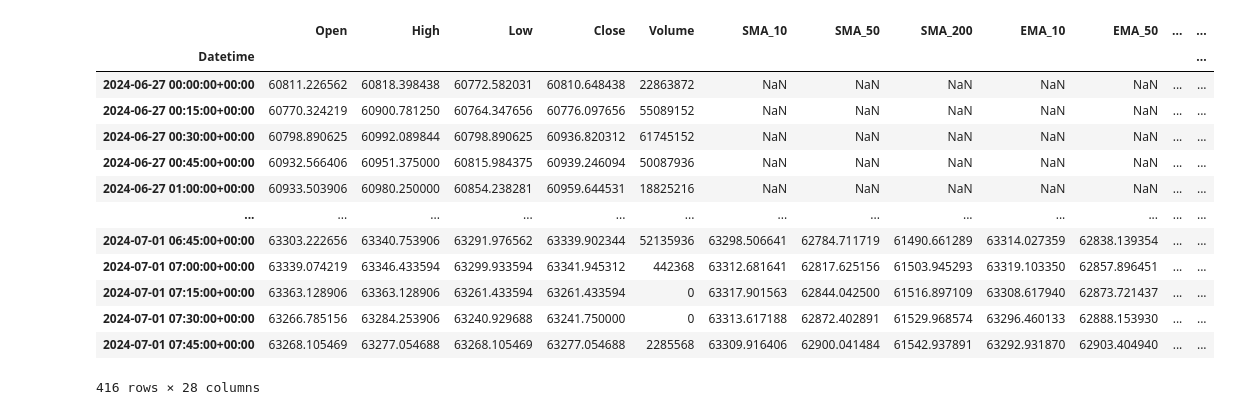
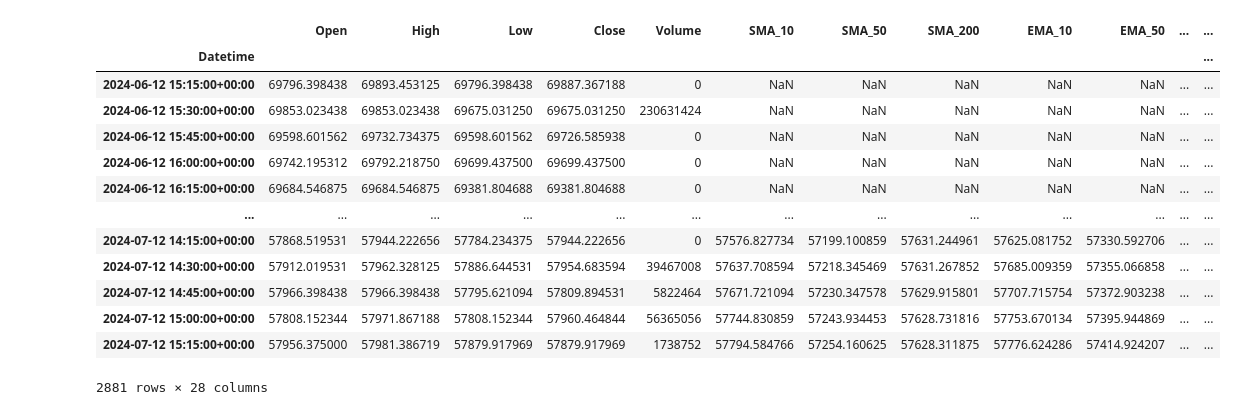
Before and after one commit to TidyMaze/finance, a Jupyter notebook: test.ipynb, the cells around one changed output. Drawn from its saved outputs; the diff is of its cells as text; code cells hidden in the pictures.

```diff
--- a/test.ipynb
+++ b/test.ipynb
@@ -4,11 +4,12 @@ import mplfinance as mpf
 
 btc = yf.Ticker('BTC-USD')
 
-btc_hist = btc.history(period='5d', interval='15m')
+btc_hist = btc.history(period='1mo', interval='15m')
 
 # drop the columns that are not needed
 btc_hist.drop(columns=['Dividends', 'Stock Splits'], inplace=True)
 
-latest = btc_hist
+print(len(btc_hist))
+
 btc_hist
 # %% [output]
@@ -33,53 +35,53 @@ mpf.plot(latest[-500:], type='candle', volume=True, title='BTC-USD')
 # %%
 # compute most popular indicators using ta library.
 import pandas as pd
 import pandas_ta as ta
 
-latest.set_index(pd.DatetimeIndex(latest.index), inplace=True)
+btc_hist.set_index(pd.DatetimeIndex(btc_hist.index), inplace=True)
 
 # moving averages
-latest.ta.sma(length=10, append=True)
-latest.ta.sma(length=50, append=True)
-latest.ta.sma(length=200, append=True)
+btc_hist.ta.sma(length=10, append=True)
+btc_hist.ta.sma(length=50, append=True)
+btc_hist.ta.sma(length=200, append=True)
 
 # exponential moving averages
-latest.ta.ema(length=10, append=True)
-latest.ta.ema(length=50, append=True)
-latest.ta.ema(length=200, append=True)
+btc_hist.ta.ema(length=10, append=True)
+btc_hist.ta.ema(length=50, append=True)
+btc_hist.ta.ema(length=200, append=True)
 
 # RSI
-latest.ta.rsi(length=14, append=True)
+btc_hist.ta.rsi(length=14, append=True)
 
 # MACD
-latest.ta.macd(append=True)
+btc_hist.ta.macd(append=True)
 
 # Bollinger Bands
-latest.ta.bbands(append=True)
+btc_hist.ta.bbands(append=True)
 
 # ATR
-latest.ta.atr(append=True)
+btc_hist.ta.atr(append=True)
 
 # ADX
-latest.ta.adx(append=True)
+btc_hist.ta.adx(append=True)
 
 # Stochastics
-latest.ta.stoch(append=True)
-latest.ta.stochrsi(append=True)
+btc_hist.ta.stoch(append=True)
+btc_hist.ta.stochrsi(append=True)
 
-latest
+btc_hist
 # %% [output]
 |  | Open | High | Low | Close | Volume | SMA_10 | SMA_50 | SMA_200 | EMA_10 | EMA_50 | ... | ... |
 | Datetime |  |  |  |  |  |  |  |  |  |  |  | ... |
-| 2024-06-27 00:00:00+00:00 | 60811.226562 | 60818.398438 | 60772.582031 | 60810.648438 | 22863872 | NaN | NaN | NaN | NaN | NaN | ... | ... |
-| 2024-06-27 00:15:00+00:00 | 60770.324219 | 60900.781250 | 60764.347656 | 60776.097656 | 55089152 | NaN | NaN | NaN | NaN | NaN | ... | ... |
-| 2024-06-27 00:30:00+00:00 | 60798.890625 | 60992.089844 | 60798.890625 | 60936.820312 | 61745152 | NaN | NaN | NaN | NaN | NaN | ... | ... |
-| 2024-06-27 00:45:00+00:00 | 60932.566406 | 60951.375000 | 60815.984375 | 60939.246094 | 50087936 | NaN | NaN | NaN | NaN | NaN | ... | ... |
-| 2024-06-27 01:00:00+00:00 | 60933.503906 | 60980.250000 | 60854.238281 | 60959.644531 | 18825216 | NaN | NaN | NaN | NaN | NaN | ... | ... |
+| 2024-06-12 15:15:00+00:00 | 69796.398438 | 69893.453125 | 69796.398438 | 69887.367188 | 0 | NaN | NaN | NaN | NaN | NaN | ... | ... |
+| 2024-06-12 15:30:00+00:00 | 69853.023438 | 69853.023438 | 69675.031250 | 69675.031250 | 230631424 | NaN | NaN | NaN | NaN | NaN | ... | ... |
+| 2024-06-12 15:45:00+00:00 | 69598.601562 | 69732.734375 | 69598.601562 | 69726.585938 | 0 | NaN | NaN | NaN | NaN | NaN | ... | ... |
+| 2024-06-12 16:00:00+00:00 | 69742.195312 | 69792.218750 | 69699.437500 | 69699.437500 | 0 | NaN | NaN | NaN | NaN | NaN | ... | ... |
+| 2024-06-12 16:15:00+00:00 | 69684.546875 | 69684.546875 | 69381.804688 | 69381.804688 | 0 | NaN | NaN | NaN | NaN | NaN | ... | ... |
 | ... | ... | ... | ... | ... | ... | ... | ... | ... | ... | ... | ... | ... |
-| 2024-07-01 06:45:00+00:00 | 63303.222656 | 63340.753906 | 63291.976562 | 63339.902344 | 52135936 | 63298.506641 | 62784.711719 | 61490.661289 | 63314.027359 | 62838.139354 | ... | ... |
-| 2024-07-01 07:00:00+00:00 | 63339.074219 | 63346.433594 | 63299.933594 | 63341.945312 | 442368 | 63312.681641 | 62817.625156 | 61503.945293 | 63319.103350 | 62857.896451 | ... | ... |
-| 2024-07-01 07:15:00+00:00 | 63363.128906 | 63363.128906 | 63261.433594 | 63261.433594 | 0 | 63317.901563 | 62844.042500 | 61516.897109 | 63308.617940 | 62873.721437 | ... | ... |
-| 2024-07-01 07:30:00+00:00 | 63266.785156 | 63284.253906 | 63240.929688 | 63241.750000 | 0 | 63313.617188 | 62872.402891 | 61529.968574 | 63296.460133 | 62888.153930 | ... | ... |
-| 2024-07-01 07:45:00+00:00 | 63268.105469 | 63277.054688 | 63268.105469 | 63277.054688 | 2285568 | 63309.916406 | 62900.041484 | 61542.937891 | 63292.931870 | 62903.404940 | ... | ... |
+| 2024-07-12 14:15:00+00:00 | 57868.519531 | 57944.222656 | 57784.234375 | 57944.222656 | 0 | 57576.827734 | 57199.100859 | 57631.244961 | 57625.081752 | 57330.592706 | ... | ... |
+| 2024-07-12 14:30:00+00:00 | 57912.019531 | 57962.328125 | 57886.644531 | 57954.683594 | 39467008 | 57637.708594 | 57218.345469 | 57631.267852 | 57685.009359 | 57355.066858 | ... | ... |
+| 2024-07-12 14:45:00+00:00 | 57966.398438 | 57966.398438 | 57795.621094 | 57809.894531 | 5822464 | 57671.721094 | 57230.347578 | 57629.915801 | 57707.715754 | 57372.903238 | ... | ... |
+| 2024-07-12 15:00:00+00:00 | 57808.152344 | 57971.867188 | 57808.152344 | 57960.464844 | 56365056 | 57744.830859 | 57243.934453 | 57628.731816 | 57753.670134 | 57395.944869 | ... | ... |
+| 2024-07-12 15:15:00+00:00 | 57956.375000 | 57981.386719 | 57879.917969 | 57879.917969 | 1738752 | 57794.584766 | 57254.160625 | 57628.311875 | 57776.624286 | 57414.924207 | ... | ... |
-416 rows × 28 columns
+2881 rows × 28 columns
 # %%
```
Also changed, not shown: parts of 35 cells of this notebook, 1 other file.
